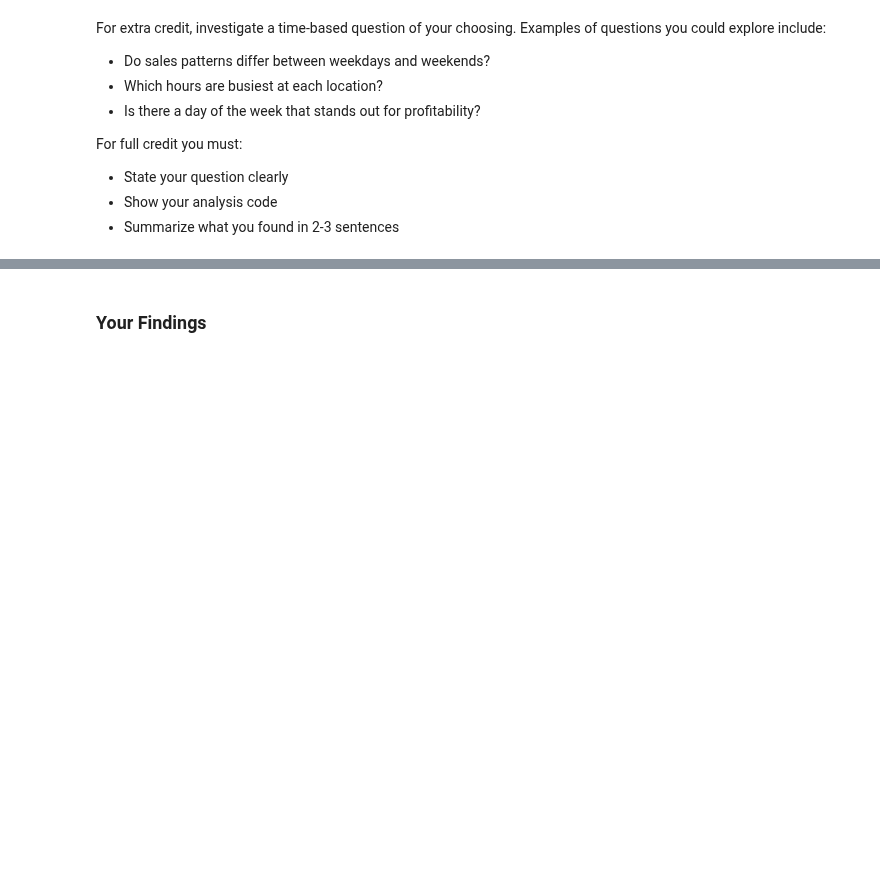
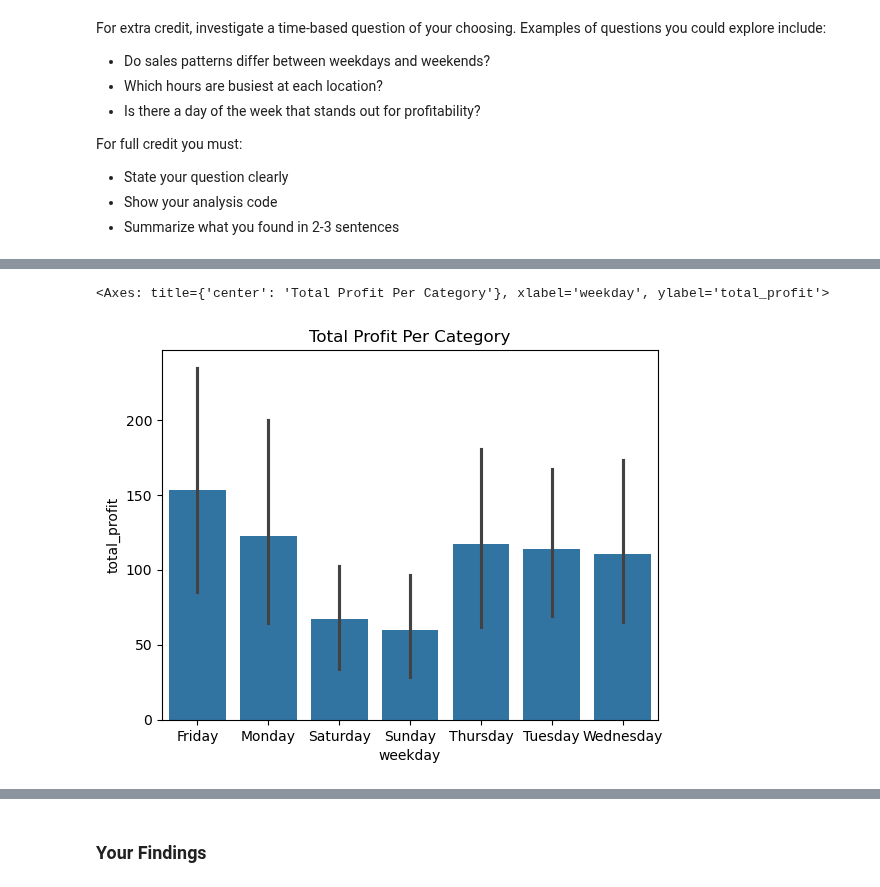
Before and after one commit to mattressdog/py4eda-work, a Jupyter notebook: test2b/test_2b.ipynb, the cells around one changed output, grey strips where cells are left out. Saved outputs shown, nothing was run; the diff lists cells and outputs as text; code cells hidden in the pictures; blank space fills up the shorter version.

Commit message:
bonus task complete

```diff
--- a/test2b/test_2b.ipynb
+++ b/test2b/test_2b.ipynb
@@ -428,3 +428,6 @@ For full credit you must:
 - Summarize what you found in 2-3 sentences
 # %%
 # Bonus: Your time-based analysis here
+# Is there a day of the week that stands out for profitability?
+# In task 3 we verified (df.info) that the timestamp column is a datetime dtype
+df['weekday'] = df['timestamp'].dt.day_name()
@@ -430,0 +444,15 @@ For full credit you must:
+# %%
+bonus_table = (df.groupby(['category', 'location','weekday']).agg({
+    'profit': ['sum', 'mean', 'count']
+}).reset_index()
+               )
+bonus_table.columns = [
+    'category',
+    'location',
+    'weekday',
+    'total_profit',
+    'average_profit',
+    'number_of_transactions',
+]
+
+bonus_table
@@ -430,0 +473,8 @@ For full credit you must:
+# %%
+bonus_plot = sns.barplot(data=bonus_table, x='weekday', y='total_profit')
+bonus_plot.set_title("Total Profit Per Category")
+
+bonus_plot
+# %% [output]
+<Axes: title={'center': 'Total Profit Per Category'}, xlabel='weekday', ylabel='total_profit'>
+[figure, added]
```
Also changed, not shown: parts of 5 cells of this notebook.
